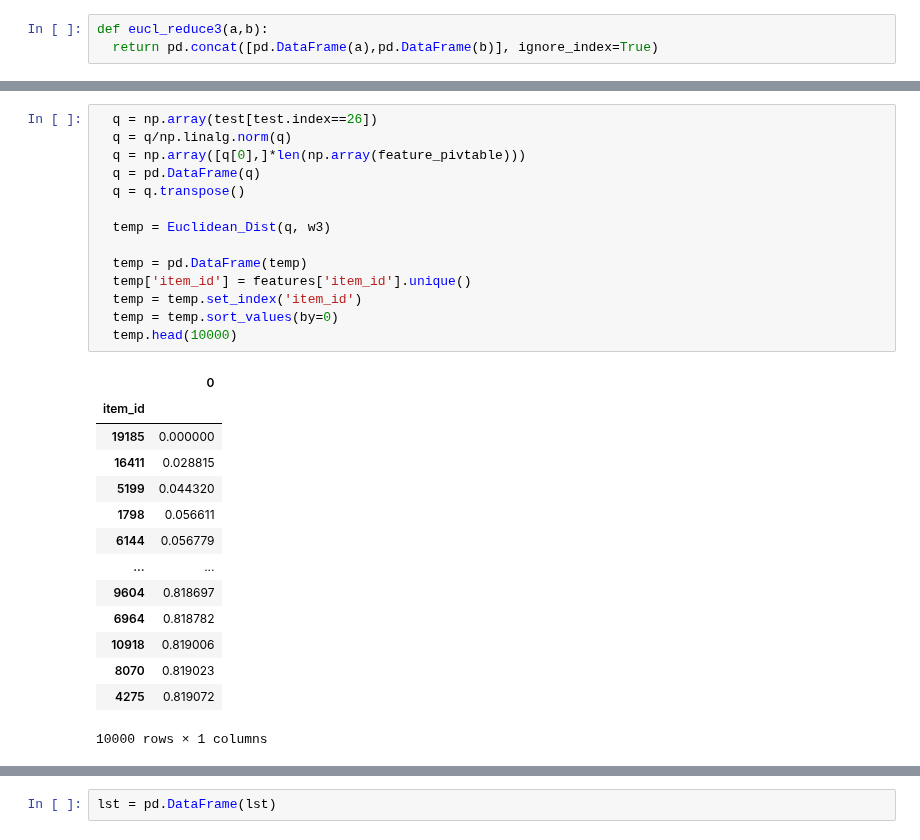
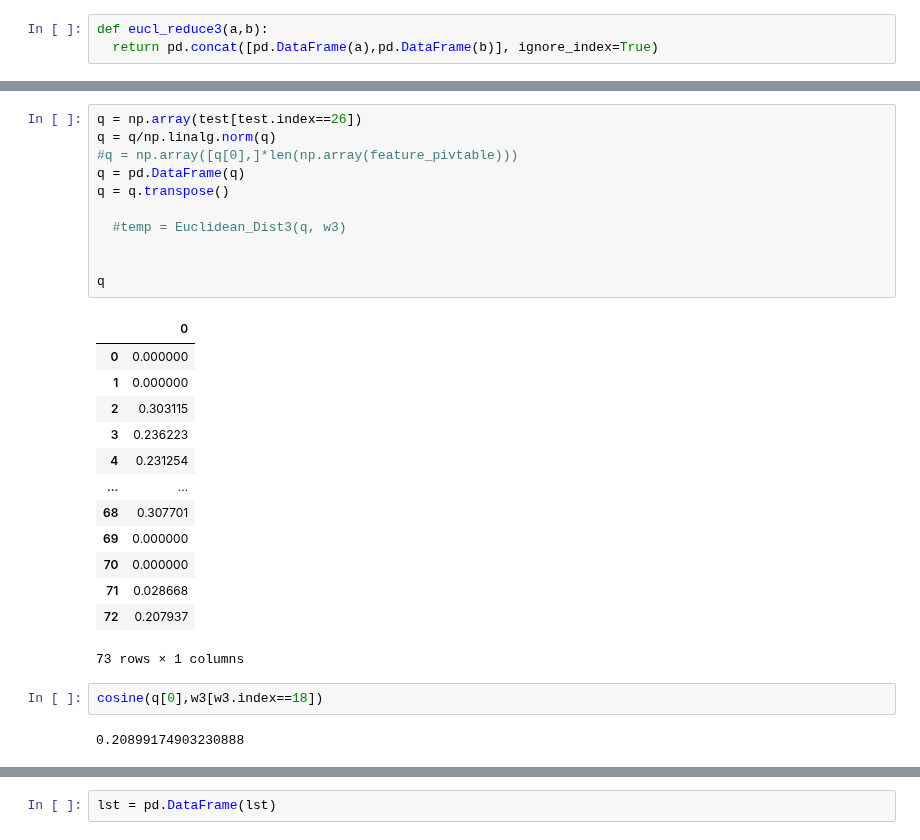
Before and after one commit to Ananassio/Data-Science_lab, a Jupyter notebook: Project/Data.ipynb, the cells around one changed output, grey strips where cells are left out. Cells and saved outputs as stored; diff of their text form.

```diff
--- a/Project/Data.ipynb
+++ b/Project/Data.ipynb
@@ -1528,29 +1380,29 @@ l3
 # %%
-  q = np.array(test[test.index==26])
-  q = q/np.linalg.norm(q)
-  q = np.array([q[0],]*len(np.array(feature_pivtable)))
-  q = pd.DataFrame(q)
-  q = q.transpose()
+q = np.array(test[test.index==26])
+q = q/np.linalg.norm(q)
+#q = np.array([q[0],]*len(np.array(feature_pivtable)))
+q = pd.DataFrame(q)
+q = q.transpose()
 
-  temp = Euclidean_Dist(q, w3)
+  #temp = Euclidean_Dist3(q, w3)
 
-  temp = pd.DataFrame(temp)
-  temp['item_id'] = features['item_id'].unique()
-  temp = temp.set_index('item_id')
-  temp = temp.sort_values(by=0)
-  temp.head(10000)
+
+q
 # %% [output]
 |  | 0 |
-| item_id |  |
-| 19185 | 0.000000 |
-| 16411 | 0.028815 |
-| 5199 | 0.044320 |
-| 1798 | 0.056611 |
-| 6144 | 0.056779 |
+| 0 | 0.000000 |
+| 1 | 0.000000 |
+| 2 | 0.303115 |
+| 3 | 0.236223 |
+| 4 | 0.231254 |
 | ... | ... |
-| 9604 | 0.818697 |
-| 6964 | 0.818782 |
-| 10918 | 0.819006 |
-| 8070 | 0.819023 |
-| 4275 | 0.819072 |
+| 68 | 0.307701 |
+| 69 | 0.000000 |
+| 70 | 0.000000 |
+| 71 | 0.028668 |
+| 72 | 0.207937 |
-10000 rows × 1 columns
+73 rows × 1 columns
+# %%
+cosine(q[0],w3[w3.index==18])
+# %% [output]
+0.20899174903230888
```
Also changed, not shown: parts of 45 cells of this notebook.
